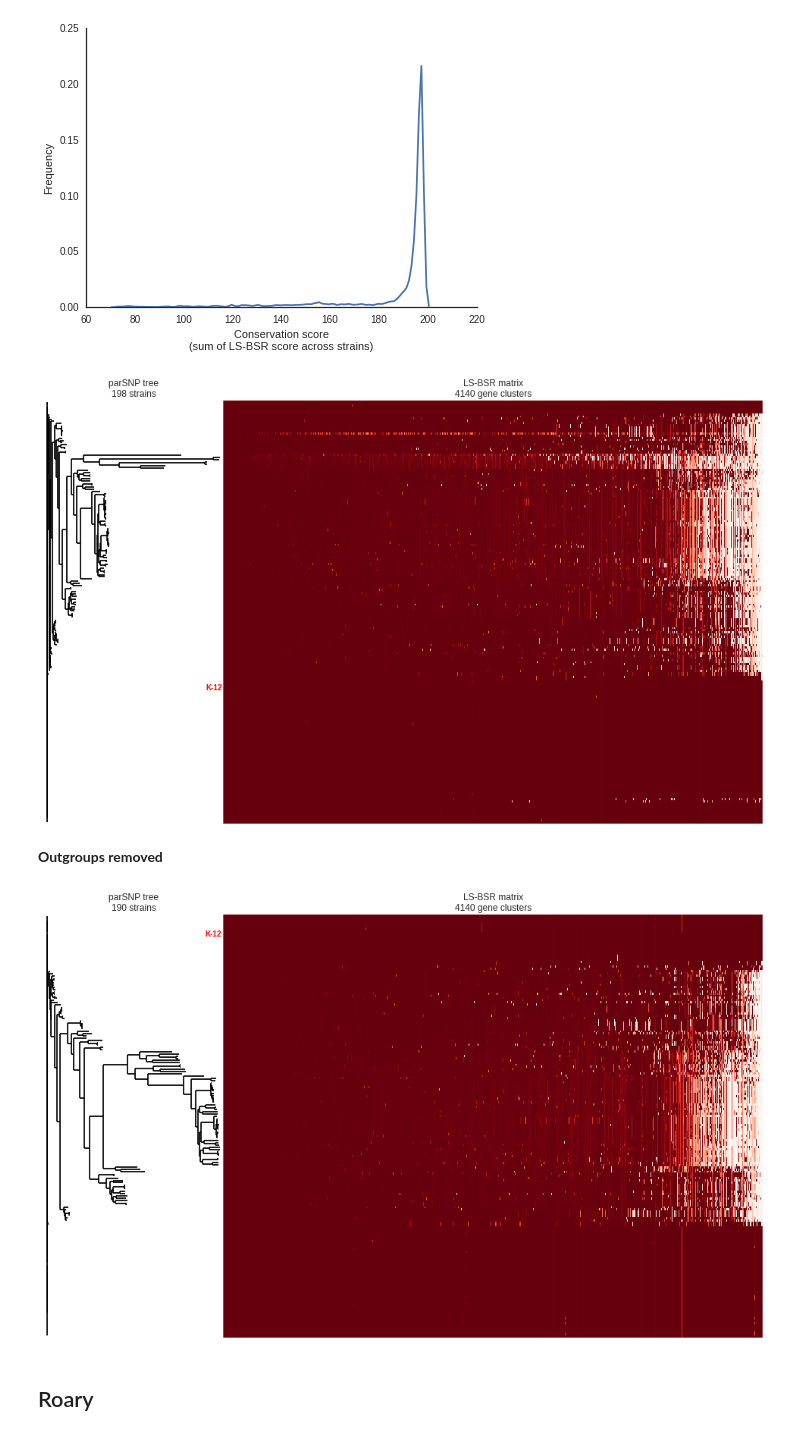
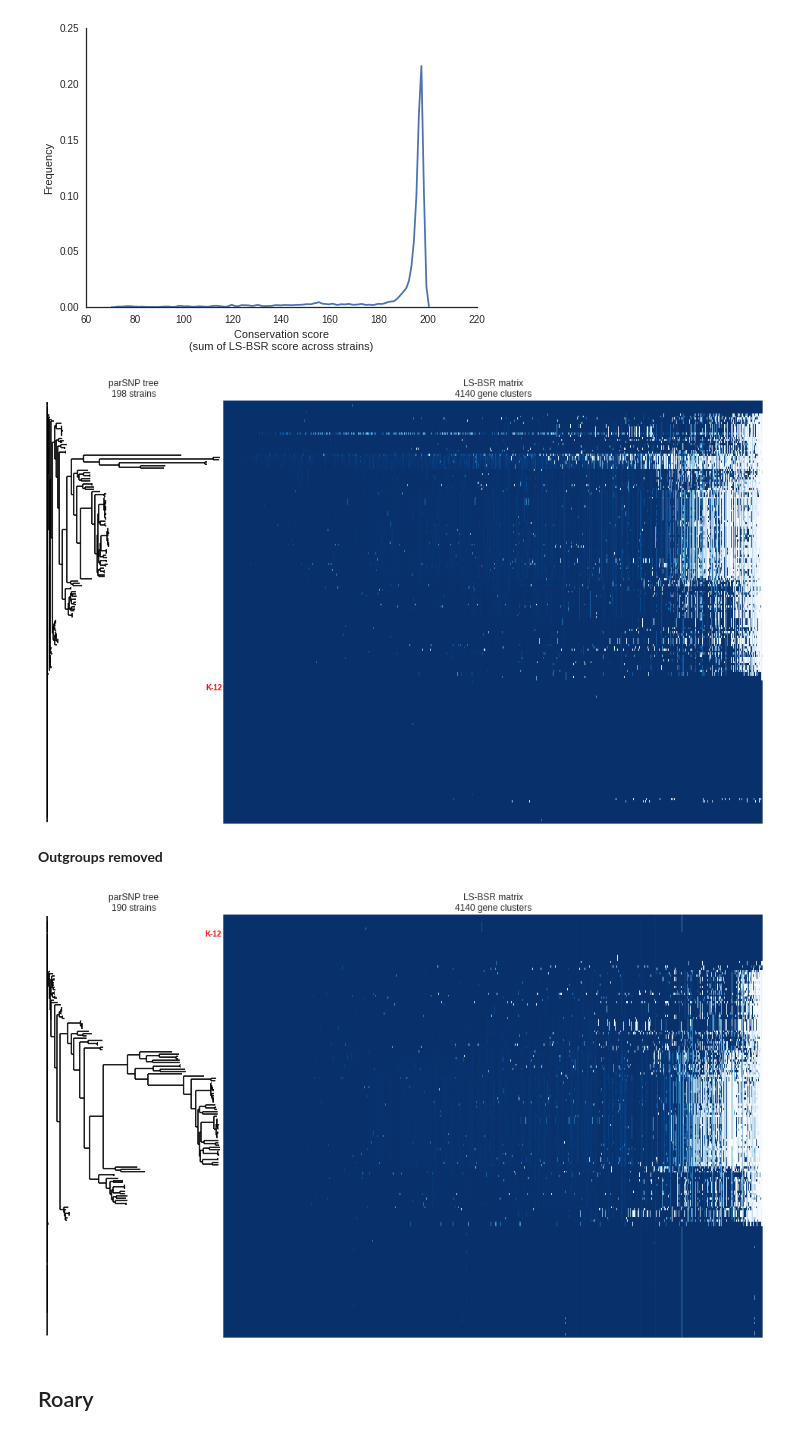
Before and after one commit to mgalardini/pangenome_variation, a Jupyter notebook: notebooks/pangenome.ipynb, the cells around one changed output. Drawn from its saved outputs; the diff is of its cells as text; code cells hidden in the pictures.

```diff
--- a/notebooks/pangenome.ipynb
+++ b/notebooks/pangenome.ipynb
@@ -173,24 +167,12 @@ with sns.axes_style('whitegrid'):
     fig = plt.figure(figsize=(17, 10))
 
     ax1=plt.subplot2grid((1,40), (0, 10), colspan=30)
-    a=ax1.imshow(ls_bsr_sorted.T, cmap=plt.cm.Reds,
+    a=ax1.imshow(ls_bsr_sorted.T, cmap=plt.cm.Blues,
                vmin=0.6, vmax=1,
                aspect='auto', interpolation='none')
     ax1.set_yticks([])
     ax1.set_xticks([])
     ax1.axis('off')
-
-    # for x, y, e in [(len(core)/3, len(data[:,0])+1, 'Core'),
-    #                 (len(core)+len(softcore)/5, len(data[:,0])+1, 'Soft-core'),
-    #                 (len(core)+len(softcore)+len(shell)/2, len(data[:,0])+1, 'Shell'),
-    #                 (len(core)+len(softcore)+len(shell)+len(cloud)/2, len(data[:,0])+1, 'Cloud'),]:
-    #     text(x, y, e)
-
-    # a=vlines([len(core), len(core)+len(softcore), len(core)+len(softcore)+len(shell),],
-    #        0, len(data[:,0])-1, lw=2, color='b')
-    # a=hlines(np.arange(0.5, len(orgs), 1), 0, len(core)+len(softcore)+len(shell)+len(cloud),
-    #          color='w', lw=.5)
-
 
     ax = fig.add_subplot(1,2,1)
     ax=plt.subplot2grid((1,40), (0, 0), colspan=10, axisbg='white')
@@ -270,24 +258,12 @@ with sns.axes_style('whitegrid'):
     fig = plt.figure(figsize=(17, 10))
 
     ax1=plt.subplot2grid((1,40), (0, 10), colspan=30)
-    a=ax1.imshow(ls_bsr_sorted.T, cmap=plt.cm.Reds,
+    a=ax1.imshow(ls_bsr_sorted.T, cmap=plt.cm.Blues,
                vmin=0, vmax=1,
                aspect='auto', interpolation='none')
     ax1.set_yticks([])
     ax1.set_xticks([])
     ax1.axis('off')
-
-    # for x, y, e in [(len(core)/3, len(data[:,0])+1, 'Core'),
-    #                 (len(core)+len(softcore)/5, len(data[:,0])+1, 'Soft-core'),
-    #                 (len(core)+len(softcore)+len(shell)/2, len(data[:,0])+1, 'Shell'),
-    #                 (len(core)+len(softcore)+len(shell)+len(cloud)/2, len(data[:,0])+1, 'Cloud'),]:
-    #     text(x, y, e)
-
-    # a=vlines([len(core), len(core)+len(softcore), len(core)+len(softcore)+len(shell),],
-    #        0, len(data[:,0])-1, lw=2, color='b')
-    # a=hlines(np.arange(0.5, len(orgs), 1), 0, len(core)+len(softcore)+len(shell)+len(cloud),
-    #          color='w', lw=.5)
-
 
     ax = fig.add_subplot(1,2,1)
     ax=plt.subplot2grid((1,40), (0, 0), colspan=10, axisbg='white')
@@ -308,7 +284,7 @@ with sns.axes_style('whitegrid'):
                       {'color':'r', 'fontsize':10, 'weight':'bold'}),
               )
 # %% [output]
-[figure, old version]
+[figure, new version]
 # %% [markdown]
 **Outgroups removed**
 # %%
@@ -325,47 +301,35 @@ ls_bsr_sorted = ls_bsr_sorted[[x.name.replace('.fasta.ref', '').replace('.fasta'
 # %%
 with sns.axes_style('whitegrid'):
     fig = plt.figure(figsize=(17, 10))
 
     ax1=plt.subplot2grid((1,40), (0, 10), colspan=30)
-    a=ax1.imshow(ls_bsr_sorted.T, cmap=plt.cm.Reds,
+    a=ax1.imshow(ls_bsr_sorted.T, cmap=plt.cm.Blues,
                vmin=0, vmax=1,
                aspect='auto', interpolation='none')
     ax1.set_yticks([])
     ax1.set_xticks([])
     ax1.axis('off')
-
-    # for x, y, e in [(len(core)/3, len(data[:,0])+1, 'Core'),
-    #                 (len(core)+len(softcore)/5, len(data[:,0])+1, 'Soft-core'),
-    #                 (len(core)+len(softcore)+len(shell)/2, len(data[:,0])+1, 'Shell'),
-    #                 (len(core)+len(softcore)+len(shell)+len(cloud)/2, len(data[:,0])+1, 'Cloud'),]:
-    #     text(x, y, e)
-
-    # a=vlines([len(core), len(core)+len(softcore), len(core)+len(softcore)+len(shell),],
-    #        0, len(data[:,0])-1, lw=2, color='b')
-    # a=hlines(np.arange(0.5, len(orgs), 1), 0, len(core)+len(softcore)+len(shell)+len(cloud),
-    #          color='w', lw=.5)
-
 
     ax = fig.add_subplot(1,2,1)
     ax=plt.subplot2grid((1,40), (0, 0), colspan=10, axisbg='white')
 
     fig.subplots_adjust(wspace=0, hspace=0)
 
     ax1.set_title('LS-BSR matrix\n%d gene clusters'%ls_bsr.shape[0])
 
     Phylo.draw(t2, axes=ax,
                show_confidence=False,
                label_func=lambda x: None,
                xticks=([],), yticks=([],),
                ylabel=('',), xlabel=('',),
                xlim=(-0.01,mdist2+0.01),
                axis=('off',),
                title=('parSNP tree\n%d strains'%ls_bsr.shape[1],),
                text=((mdist2-0.04, eref2+1, 'K-12'),
                       {'color':'r', 'fontsize':10, 'weight':'bold'}),
               )
 # %% [output]
-[figure, old version]
+[figure, new version]
 # %% [markdown]
 Roary
 ------
```
Also changed, not shown: parts of 6 cells of this notebook.
